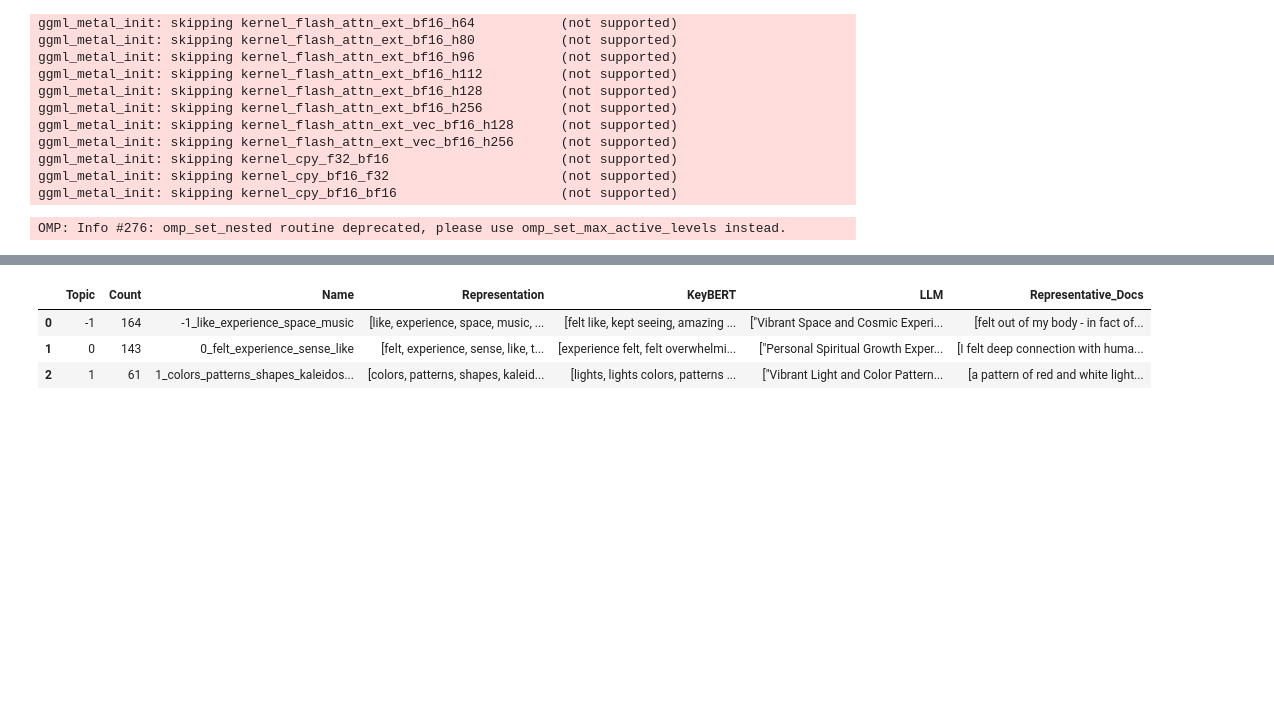
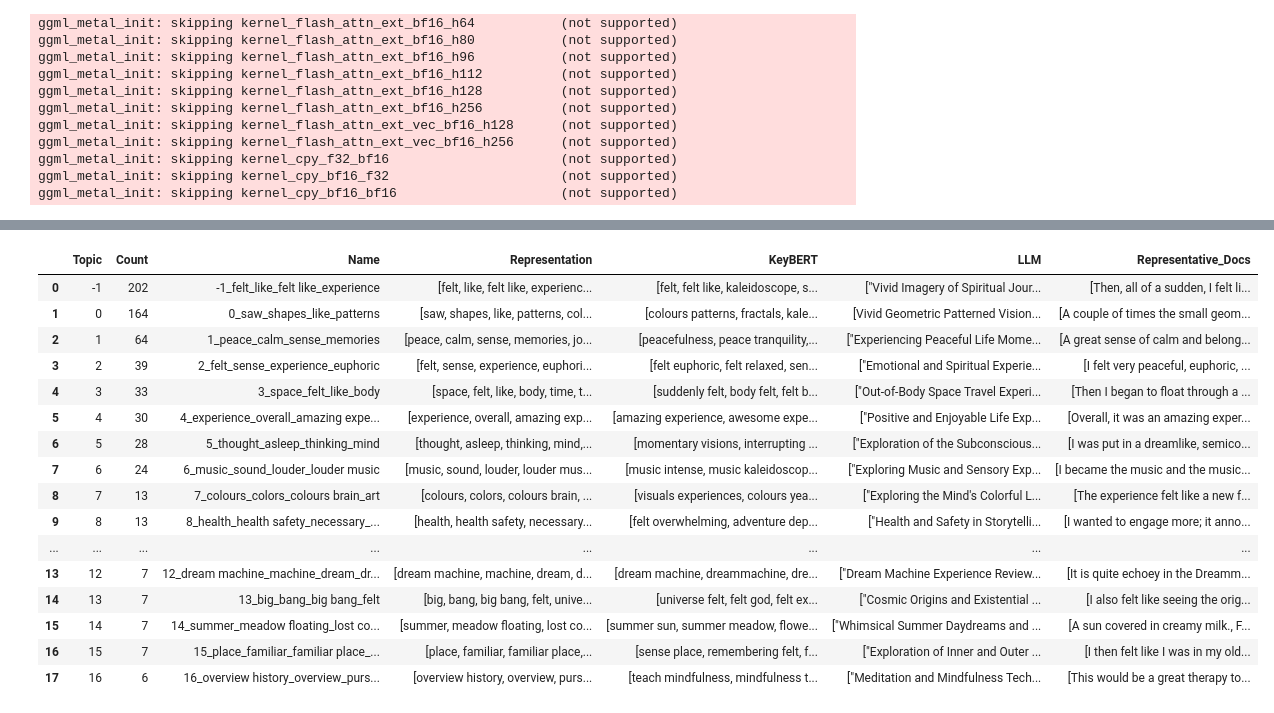
Before and after one commit to romybeaute/MOSAIC, a Jupyter notebook: dreamachine_llama.ipynb, the cells around one changed output, grey strips where cells are left out. Drawn from its saved outputs; the diff is of its cells as text; code cells hidden in the pictures; blank space fills up the shorter version.

```diff
--- a/dreamachine_llama.ipynb
+++ b/dreamachine_llama.ipynb
@@ -54,0 +33,8 @@ df
+# %%
+
+# load only the 'reflection_answer' column from each CSV file for the selected condition (HS or DL in the case of dreamachine dataset)
+reflection = pd.read_csv(os.path.join(DATA_DIR, f'{condition}_reflections_APIcleaned.csv'), usecols=['cleaned_reflection']).dropna()
+# dl_reflection = pd.read_csv(os.path.join(DATA_DIR, 'DL_reflections_APIcleaned.csv'), usecols=['cleaned_reflection']).dropna()
+
+print(f"{condition} reflection_answer shape:", reflection.shape)
+# print("DL reflection_answer shape:", dl_reflection.shape)
@@ -159,7 +184,7 @@ I have a topic that contains the following documents:
 The topic is described by the following keywords: '[KEYWORDS]'.
 
 
-Based on the above information, can you give a short label of the topic of at most 5 words?
+Based on the above information, give a short label of the topic of at most 5 words.
 A:
 """
 
@@ -171,23 +196,34 @@ representation_model = {
 
 
 # Pre-calculate embeddings
-embedding_model = SentenceTransformer("BAAI/bge-small-en-v1.5")
+# embedding_model = SentenceTransformer("BAAI/bge-small-en-v1.5")
+embedding_model = SentenceTransformer("all-mpnet-base-v2")
 embeddings = embedding_model.encode(docs, show_progress_bar=True)
 
 
-# Pre-reduce embeddings for visualization purposes
-reduced_embeddings = UMAP(n_neighbors=15, n_components=2, min_dist=0.0, metric='cosine', random_state=42).fit_transform(embeddings)
+# #------------------------------------------------------------
+# #parameters for HS:
+# # Pre-reduce embeddings for visualization purposes
+# reduced_embeddings = UMAP(n_neighbors=20, n_components=2, min_dist=0.025, metric='cosine', random_state=42).fit_transform(embeddings)
 
-vectorizer = CountVectorizer(ngram_range=(1, 3), stop_words='english')
+# vectorizer = CountVectorizer(ngram_range=(1, 2), stop_words='english')
+
+# # Define sub-models
+# umap_model = UMAP(n_neighbors=20, n_components=15, min_dist=0.025, metric='cosine', random_state=42)
+# hdbscan_model = HDBSCAN(min_cluster_size=10, min_samples=5, metric='euclidean', cluster_selection_method='eom', prediction_data=True)
 
 
 
+#------------------------------------------------------------
+#parameters for DL:
+# Pre-reduce embeddings for visualization purposes
+reduced_embeddings = UMAP(n_neighbors=25, n_components=2, min_dist=0.025, metric='cosine', random_state=42).fit_transform(embeddings)
+
+vectorizer = CountVectorizer(ngram_range=(1, 2), stop_words='english')
 
 # Define sub-models
-umap_model = UMAP(n_neighbors=15, n_components=5, min_dist=0.0, metric='cosine', random_state=42)
-hdbscan_model = HDBSCAN(min_cluster_size=40, metric='euclidean', cluster_selection_method='eom', prediction_data=True)
+umap_model = UMAP(n_neighbors=25, n_components=18, min_dist=0.025, metric='cosine', random_state=42)
+hdbscan_model = HDBSCAN(min_cluster_size=5, min_samples=5, metric='euclidean', cluster_selection_method='eom', prediction_data=True)
-# %% [output]
-OMP: Info #276: omp_set_nested routine deprecated, please use omp_set_max_active_levels instead.
 # %%
 topic_model = BERTopic(
  # Sub-models
@@ -196,8 +232,8 @@ topic_model = BERTopic(
  hdbscan_model=hdbscan_model,
  representation_model=representation_model,
  vectorizer_model=vectorizer,
- nr_topics="auto",  # Automatically determine the number of topics
-
+#  nr_topics="auto",  # Automatically determine the number of topics
+nr_topics=None,
  # Hyperparameters
  top_n_words=10,
  verbose=True
@@ -224,7 +256,20 @@ topic_model.get_topic_info()
 |  | Topic | Count | Name | Representation | KeyBERT | LLM | Representative_Docs |
-| 0 | -1 | 164 | -1_like_experience_space_music | [like, experience, space, music, ... | [felt like, kept seeing, amazing ... | ["Vibrant Space and Cosmic Experi... | [felt out of my body - in fact of... |
-| 1 | 0 | 143 | 0_felt_experience_sense_like | [felt, experience, sense, like, t... | [experience felt, felt overwhelmi... | ["Personal Spiritual Growth Exper... | [I felt deep connection with huma... |
-| 2 | 1 | 61 | 1_colors_patterns_shapes_kaleidos... | [colors, patterns, shapes, kaleid... | [lights, lights colors, patterns ... | ["Vibrant Light and Color Pattern... | [a pattern of red and white light... |
+| 0 | -1 | 202 | -1_felt_like_felt like_experience | [felt, like, felt like, experienc... | [felt, felt like, kaleidoscope, s... | ["Vivid Imagery of Spiritual Jour... | [Then, all of a sudden, I felt li... |
+| 1 | 0 | 164 | 0_saw_shapes_like_patterns | [saw, shapes, like, patterns, col... | [colours patterns, fractals, kale... | [Vivid Geometric Patterned Vision... | [A couple of times the small geom... |
+| 2 | 1 | 64 | 1_peace_calm_sense_memories | [peace, calm, sense, memories, jo... | [peacefulness, peace tranquility,... | ["Experiencing Peaceful Life Mome... | [A great sense of calm and belong... |
+| 3 | 2 | 39 | 2_felt_sense_experience_euphoric | [felt, sense, experience, euphori... | [felt euphoric, felt relaxed, sen... | ["Emotional and Spiritual Experie... | [I felt very peaceful, euphoric, ... |
+| 4 | 3 | 33 | 3_space_felt_like_body | [space, felt, like, body, time, t... | [suddenly felt, body felt, felt b... | ["Out-of-Body Space Travel Experi... | [Then I began to float through a ... |
+| 5 | 4 | 30 | 4_experience_overall_amazing expe... | [experience, overall, amazing exp... | [amazing experience, awesome expe... | ["Positive and Enjoyable Life Exp... | [Overall, it was an amazing exper... |
+| 6 | 5 | 28 | 5_thought_asleep_thinking_mind | [thought, asleep, thinking, mind,... | [momentary visions, interrupting ... | ["Exploration of the Subconscious... | [I was put in a dreamlike, semico... |
+| 7 | 6 | 24 | 6_music_sound_louder_louder music | [music, sound, louder, louder mus... | [music intense, music kaleidoscop... | ["Exploring Music and Sensory Exp... | [I became the music and the music... |
+| 8 | 7 | 13 | 7_colours_colors_colours brain_art | [colours, colors, colours brain, ... | [visuals experiences, colours yea... | ["Exploring the Mind's Colorful L... | [The experience felt like a new f... |
+| 9 | 8 | 13 | 8_health_health safety_necessary_... | [health, health safety, necessary... | [felt overwhelming, adventure dep... | ["Health and Safety in Storytelli... | [I wanted to engage more; it anno... |
+| ... | ... | ... | ... | ... | ... | ... | ... |
+| 13 | 12 | 7 | 12_dream machine_machine_dream_dr... | [dream machine, machine, dream, d... | [dream machine, dreammachine, dre... | ["Dream Machine Experience Review... | [It is quite echoey in the Dreamm... |
+| 14 | 13 | 7 | 13_big_bang_big bang_felt | [big, bang, big bang, felt, unive... | [universe felt, felt god, felt ex... | ["Cosmic Origins and Existential ... | [I also felt like seeing the orig... |
+| 15 | 14 | 7 | 14_summer_meadow floating_lost co... | [summer, meadow floating, lost co... | [summer sun, summer meadow, flowe... | ["Whimsical Summer Daydreams and ... | [A sun covered in creamy milk., F... |
+| 16 | 15 | 7 | 15_place_familiar_familiar place_... | [place, familiar, familiar place,... | [sense place, remembering felt, f... | ["Exploration of Inner and Outer ... | [I then felt like I was in my old... |
+| 17 | 16 | 6 | 16_overview history_overview_purs... | [overview history, overview, purs... | [teach mindfulness, mindfulness t... | ["Meditation and Mindfulness Tech... | [This would be a great therapy to... |
 # %%
 topic_model.visualize_documents(docs,
                                 reduced_embeddings=reduced_embeddings,
```
Also changed, not shown: parts of 11 cells of this notebook.
